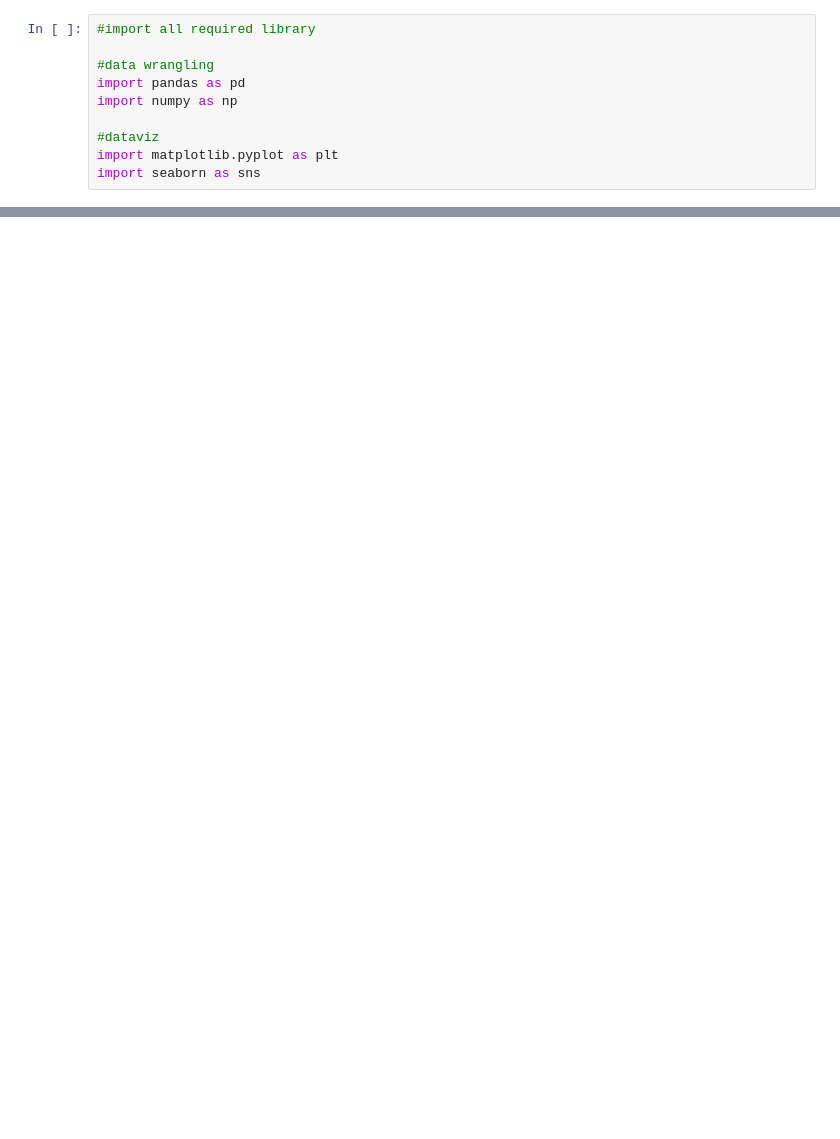
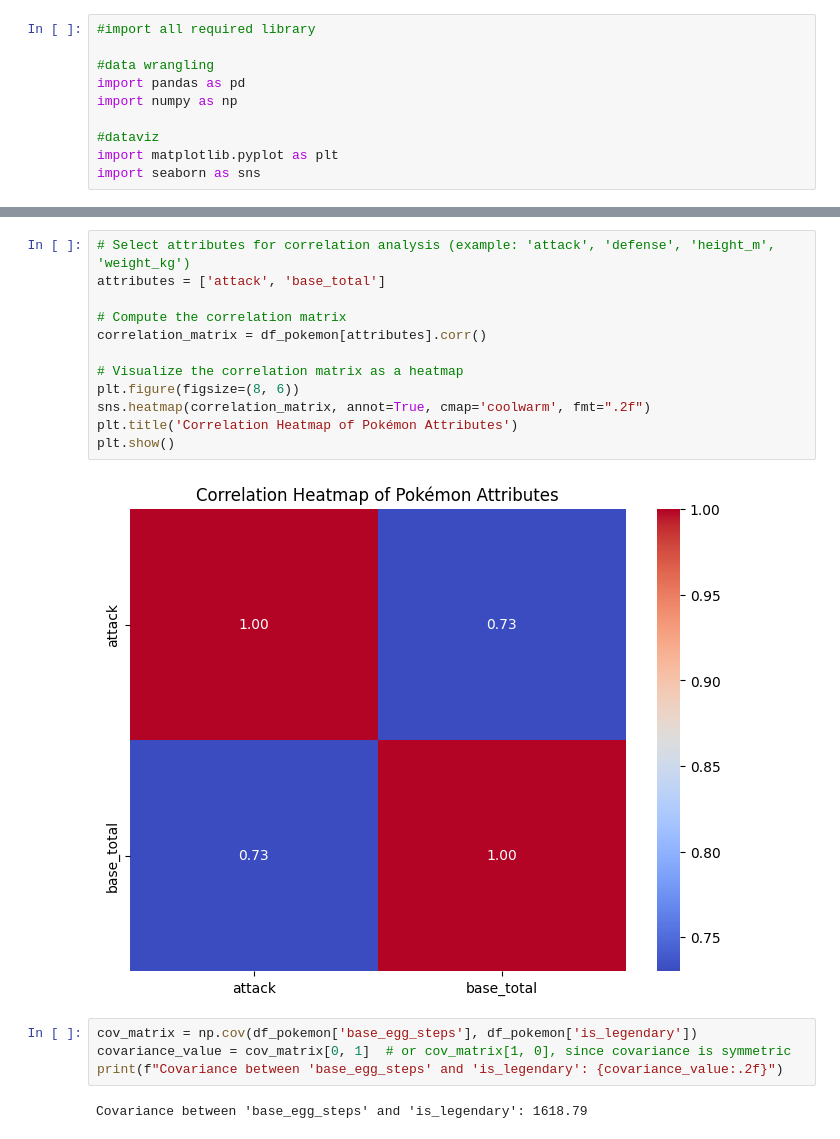
Before and after one commit to Hazard-Nico/Probability-Project-Assignment, a Jupyter notebook: app.ipynb, the cells around one changed output, grey strips where cells are left out. Cells and saved outputs as stored; diff of their text form; blank space fills up the shorter version.

```diff
--- a/app.ipynb
+++ b/app.ipynb
@@ -31,0 +278,20 @@ df_pokemon.shape
+# %%
+# Select attributes for correlation analysis (example: 'attack', 'defense', 'height_m', 'weight_kg')
+attributes = ['attack', 'base_total']
+
+# Compute the correlation matrix
+correlation_matrix = df_pokemon[attributes].corr()
+
+# Visualize the correlation matrix as a heatmap
+plt.figure(figsize=(8, 6))
+sns.heatmap(correlation_matrix, annot=True, cmap='coolwarm', fmt=".2f")
+plt.title('Correlation Heatmap of Pokémon Attributes')
+plt.show()
+# %% [output]
+[figure, added]
+# %%
+cov_matrix = np.cov(df_pokemon['base_egg_steps'], df_pokemon['is_legendary'])
+covariance_value = cov_matrix[0, 1]  # or cov_matrix[1, 0], since covariance is symmetric
+print(f"Covariance between 'base_egg_steps' and 'is_legendary': {covariance_value:.2f}")
+# %% [output]
+Covariance between 'base_egg_steps' and 'is_legendary': 1618.79
```
Also changed, not shown: parts of 115 cells of this notebook.
